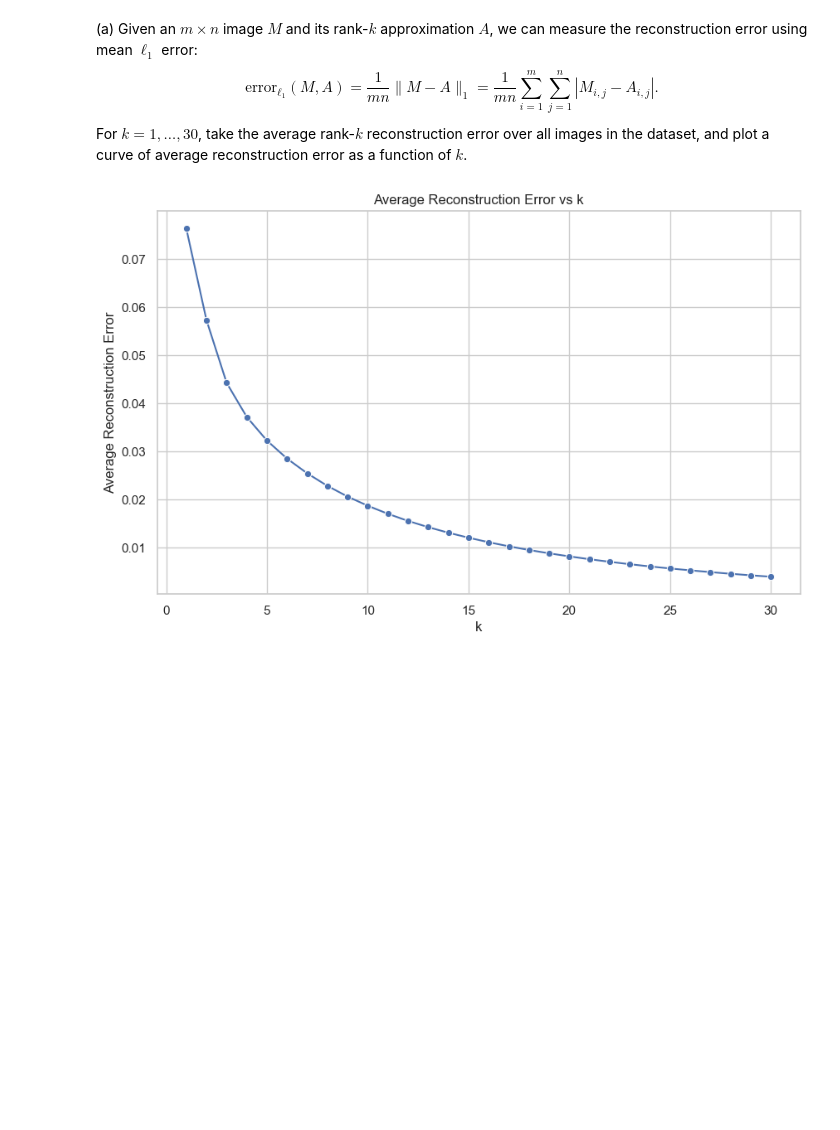
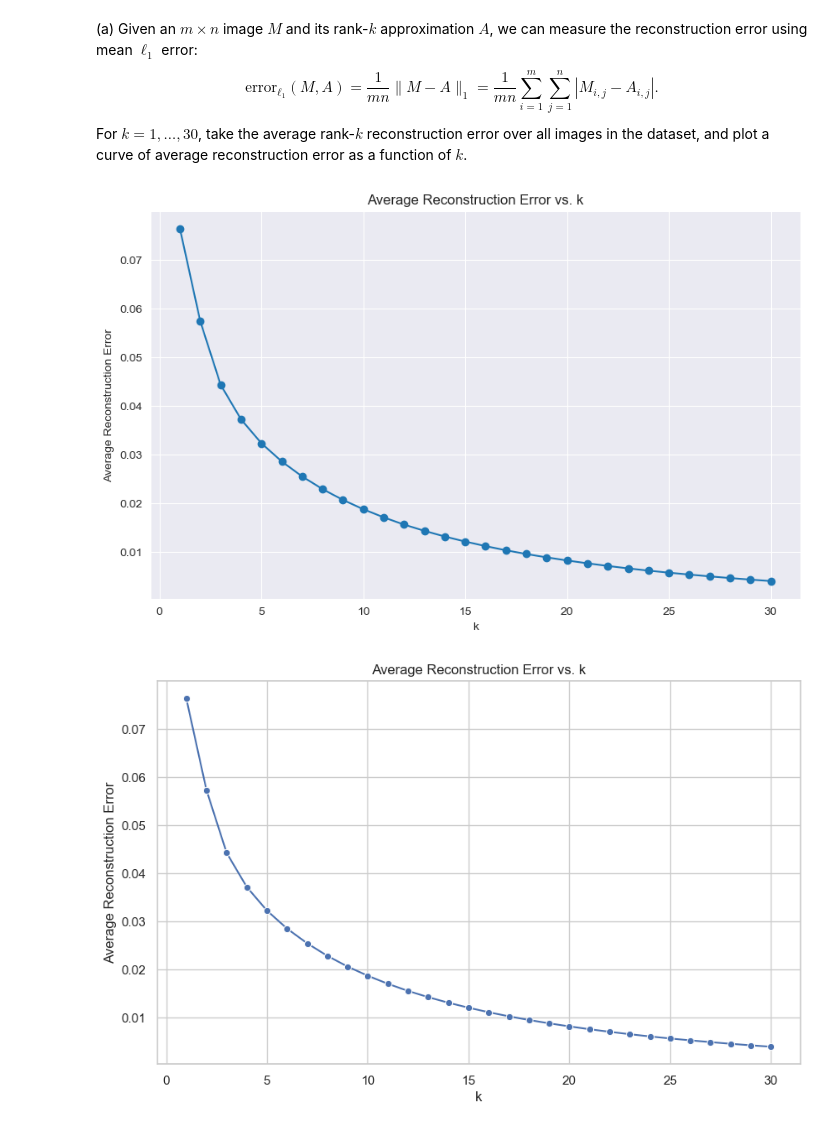
Before and after one commit to D-Becks/DSC_391L_Machine_Learning, a Jupyter notebook: Homework_3/hw3_programming_base_notebook.ipynb, the cells around one changed output. Saved outputs shown, nothing was run; the diff lists cells and outputs as text; code cells hidden in the pictures; blank space fills up the shorter version.

```diff
--- a/Homework_3/hw3_programming_base_notebook.ipynb
+++ b/Homework_3/hw3_programming_base_notebook.ipynb
@@ -46,4 +50,15 @@ for k in range(1, 31):
         total_error += np.mean(np.abs(M - A))
     avg_error = total_error / num_images
     errors.append(avg_error)
+# %%
+# Plot the average reconstruction error as a function of k
+plt.figure(figsize=(10, 6))
+plt.plot(range(1, 31), errors, marker='o')
+plt.xlabel('k')
+plt.ylabel('Average Reconstruction Error')
+plt.title('Average Reconstruction Error vs. k')
+plt.grid(True)
+plt.show()
+# %% [output]
+[figure, added]
 # %%
```
Also changed, not shown: parts of 11 cells of this notebook, 1 other file.
